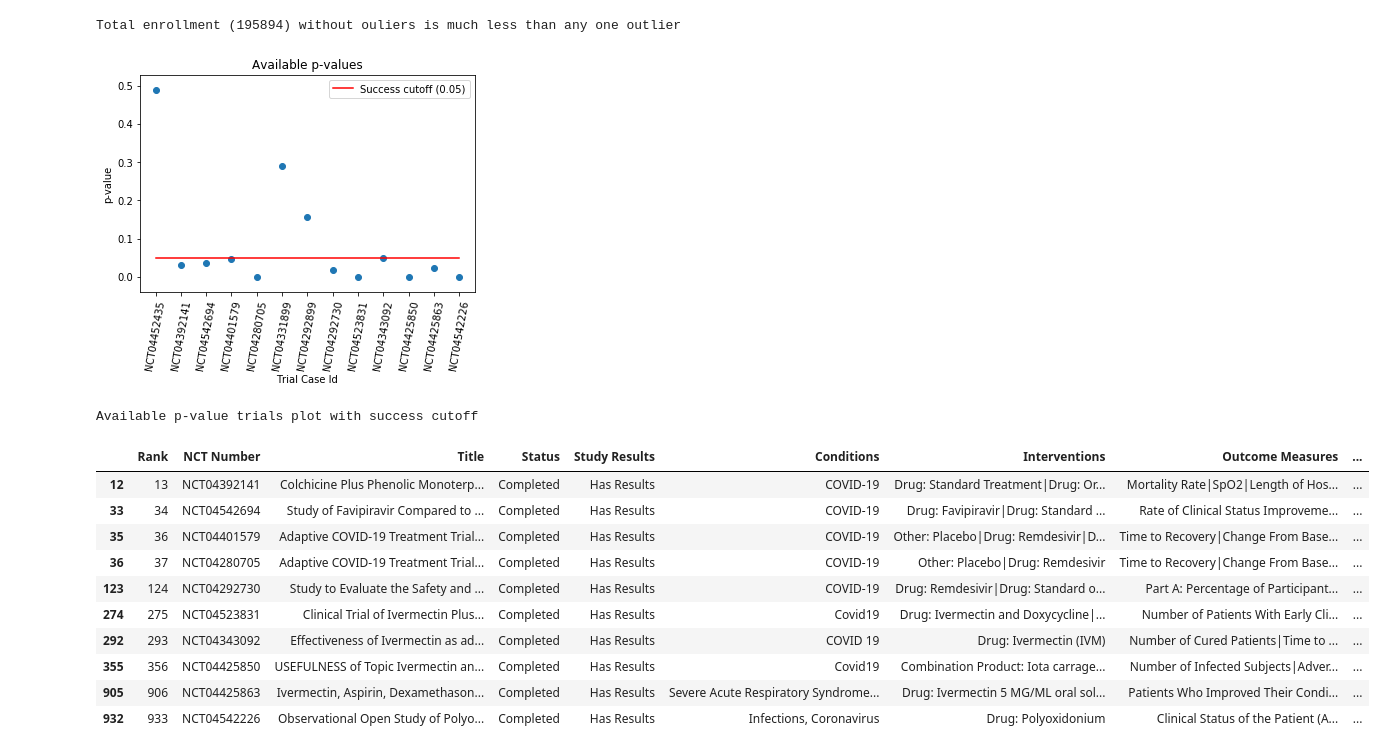
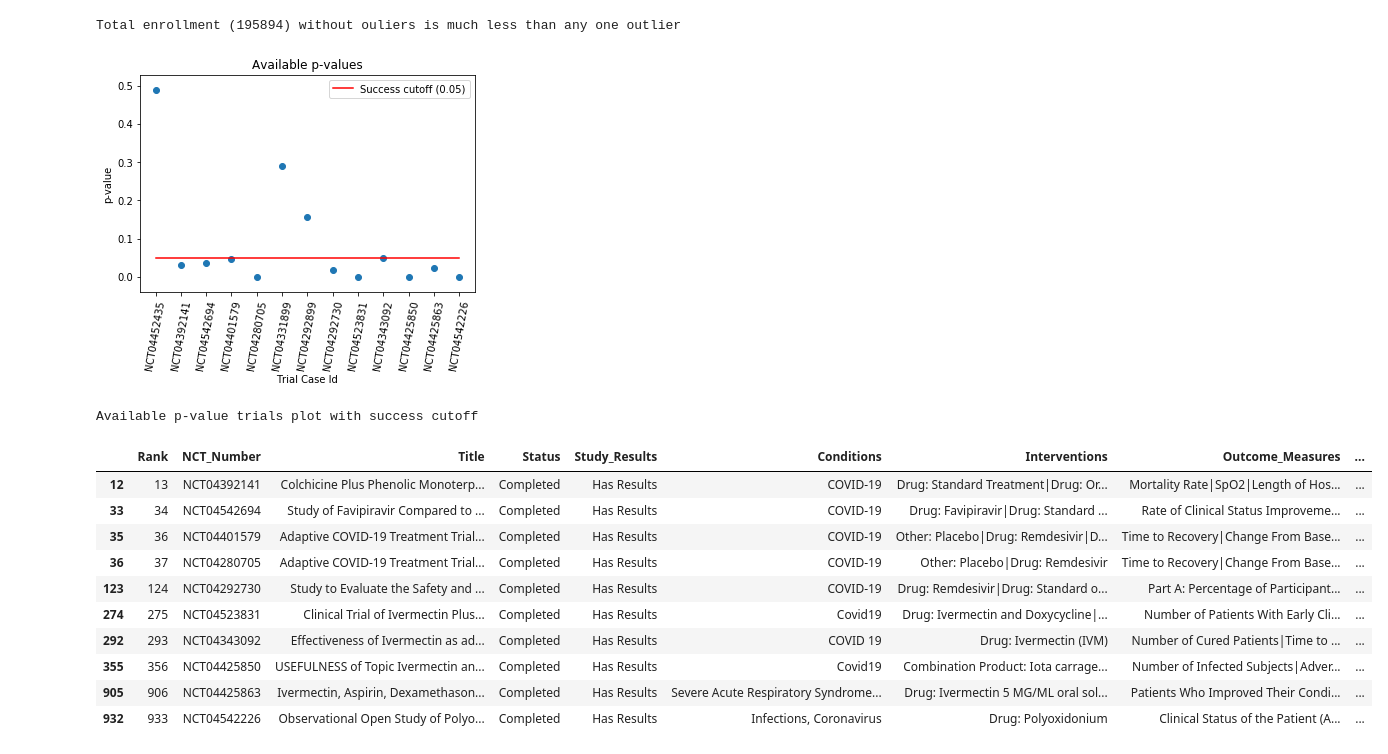
Before and after one commit to qsun21/covid-clinical-trial, a Jupyter notebook: COVIDProject-QianSun.ipynb, the cells around one changed output. Drawn from its saved outputs; the diff is of its cells as text; code cells hidden in the pictures.

```diff
--- a/COVIDProject-QianSun.ipynb
+++ b/COVIDProject-QianSun.ipynb
@@ -107,27 +107,27 @@ Total enrollment (195894) without ouliers is much less than any one outlier
 # %%
 # Available p-value trials plot with success cutoff
 pvalues = covid_df['p-values'].map(lambda x: str(x)).map(lambda x: x.replace('<','')).map(lambda x: float(x))
 mapped_df = covid_df.copy(deep=True)
 mapped_df['p-values'] = pvalues
 mapped_df = mapped_df.dropna(subset=['p-values'])
 x_axis_vals = range(1, pvalues.count() + 1)
 cutoff = [0.05] * 13
-xlabels = mapped_df['NCT Number']
-plt.scatter(x_axis, mapped_df['p-values'])
-plt.plot(x_axis, cutoff, 'r', label='Success cutoff (0.05)')
+xlabels = mapped_df['NCT_Number']
+plt.scatter(x_axis_vals, mapped_df['p-values'])
+plt.plot(x_axis_vals, cutoff, 'r', label='Success cutoff (0.05)')
 plt.xticks(np.arange(1,14), xlabels, rotation=80)
 plt.title("Available p-values")
 plt.xlabel("Trial Case Id")
 plt.ylabel("p-value")
 plt.legend(loc="upper right")
 plt.show()
 success_df = mapped_df[mapped_df['p-values'] <= 0.05]
 print("Available p-value trials plot with success cutoff")
 success_df
 # %% [output]
 [figure]
 Available p-value trials plot with success cutoff
-|  | Rank | NCT Number | Title | Status | Study Results | Conditions | Interventions | Outcome Measures | ... |
+|  | Rank | NCT_Number | Title | Status | Study_Results | Conditions | Interventions | Outcome_Measures | ... |
 | 12 | 13 | NCT04392141 | Colchicine Plus Phenolic Monoterp... | Completed | Has Results | COVID-19 | Drug: Standard Treatment|Drug: Or... | Mortality Rate|SpO2|Length of Hos... | ... |
 | 33 | 34 | NCT04542694 | Study of Favipiravir Compared to ... | Completed | Has Results | COVID-19 | Drug: Favipiravir|Drug: Standard ... | Rate of Clinical Status Improveme... | ... |
 | 35 | 36 | NCT04401579 | Adaptive COVID-19 Treatment Trial... | Completed | Has Results | COVID-19 | Other: Placebo|Drug: Remdesivir|D... | Time to Recovery|Change From Base... | ... |
```
